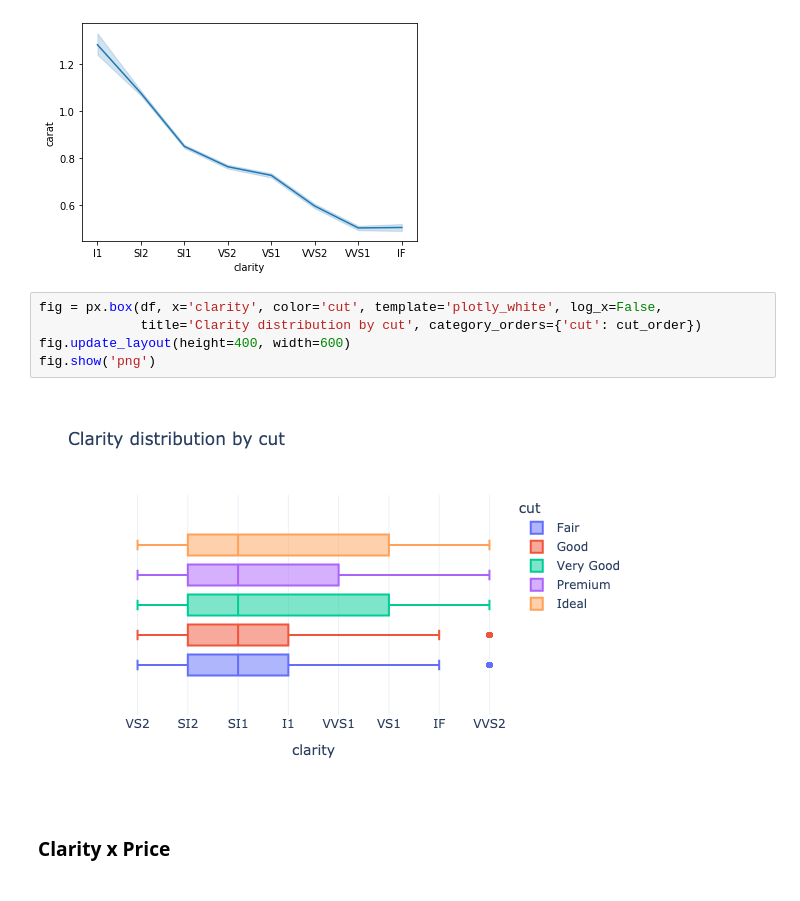
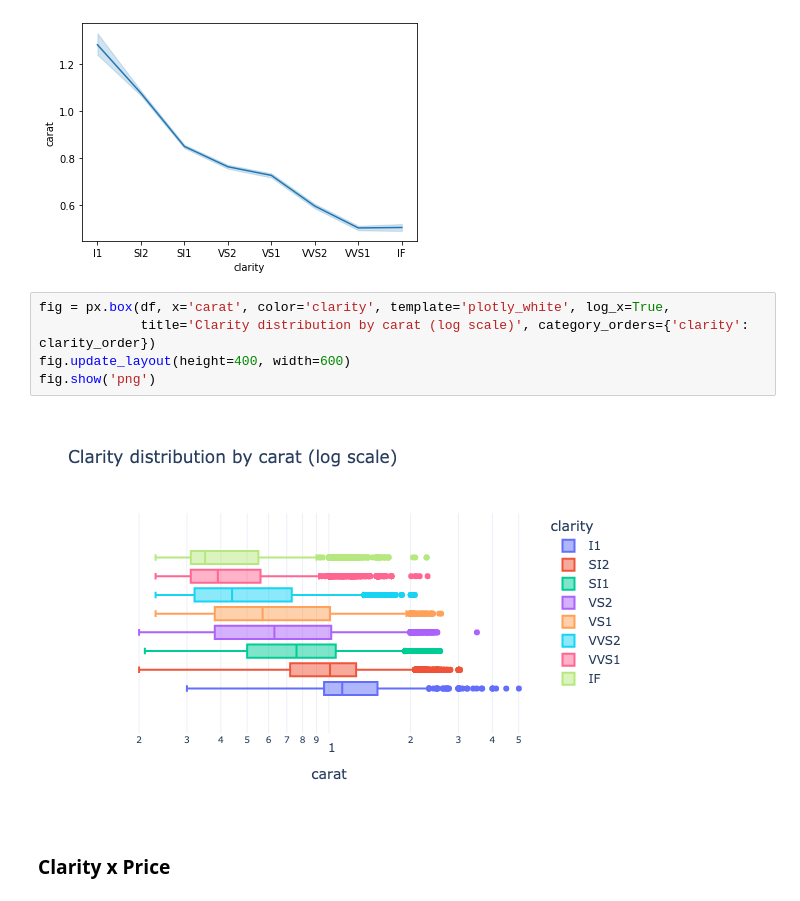
Before and after one commit to franco3x/Diamonds-EDA, a Jupyter notebook: Diamonds EDA.ipynb, the cells around one changed output. Saved outputs shown, nothing was run; the diff lists cells and outputs as text.

```diff
--- a/Diamonds EDA.ipynb
+++ b/Diamonds EDA.ipynb
@@ -1179,12 +1179,12 @@ sns.lineplot(x="clarity", y="carat", data=df)
 <AxesSubplot:xlabel='clarity', ylabel='carat'>
 [figure]
 # %%
-fig = px.box(df, x='clarity', color='cut', template='plotly_white', log_x=False,
-             title='Clarity distribution by cut', category_orders={'cut': cut_order})
+fig = px.box(df, x='carat', color='clarity', template='plotly_white', log_x=True,
+             title='Clarity distribution by carat (log scale)', category_orders={'clarity': clarity_order})
 fig.update_layout(height=400, width=600)
 fig.show('png')
 # %% [output]
-[figure, old version]
+[figure, new version]
 # %% [markdown]
 ### Clarity x Price
 # %%
```
Also changed, not shown: parts of 3 cells of this notebook.
